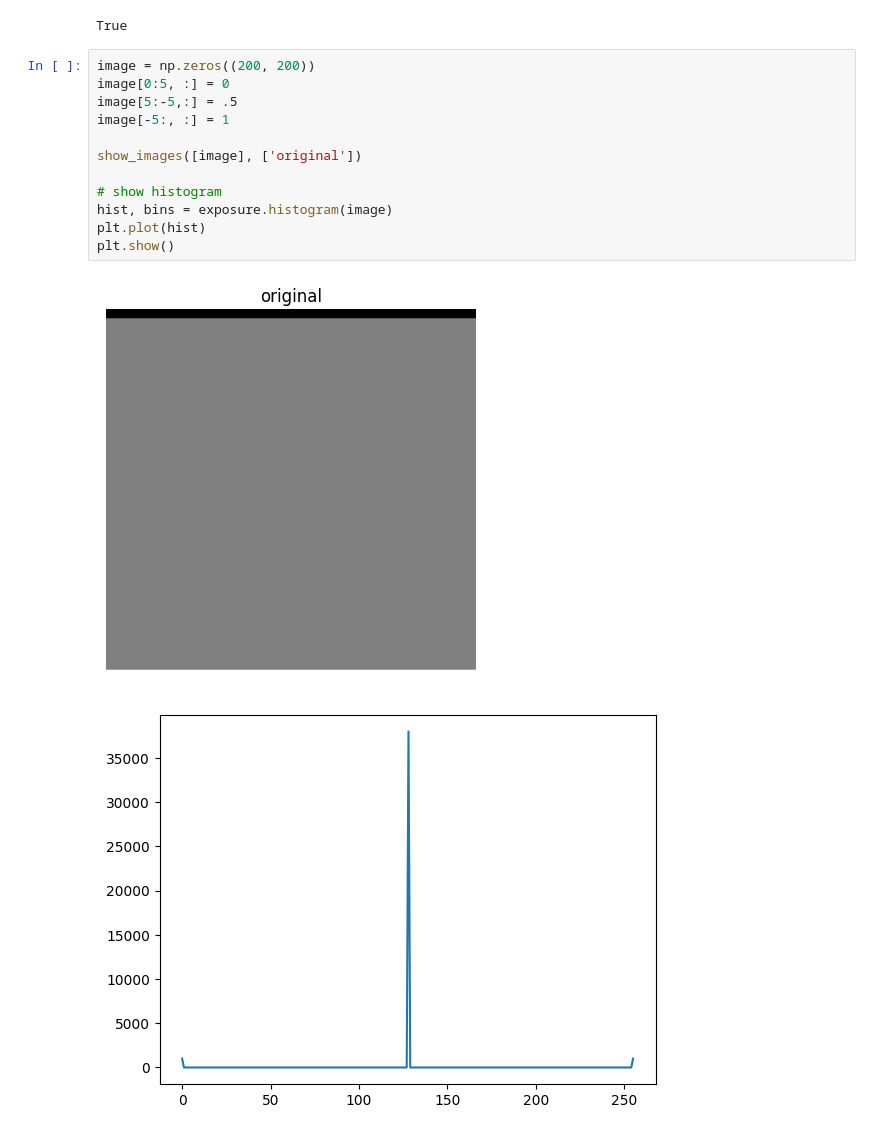
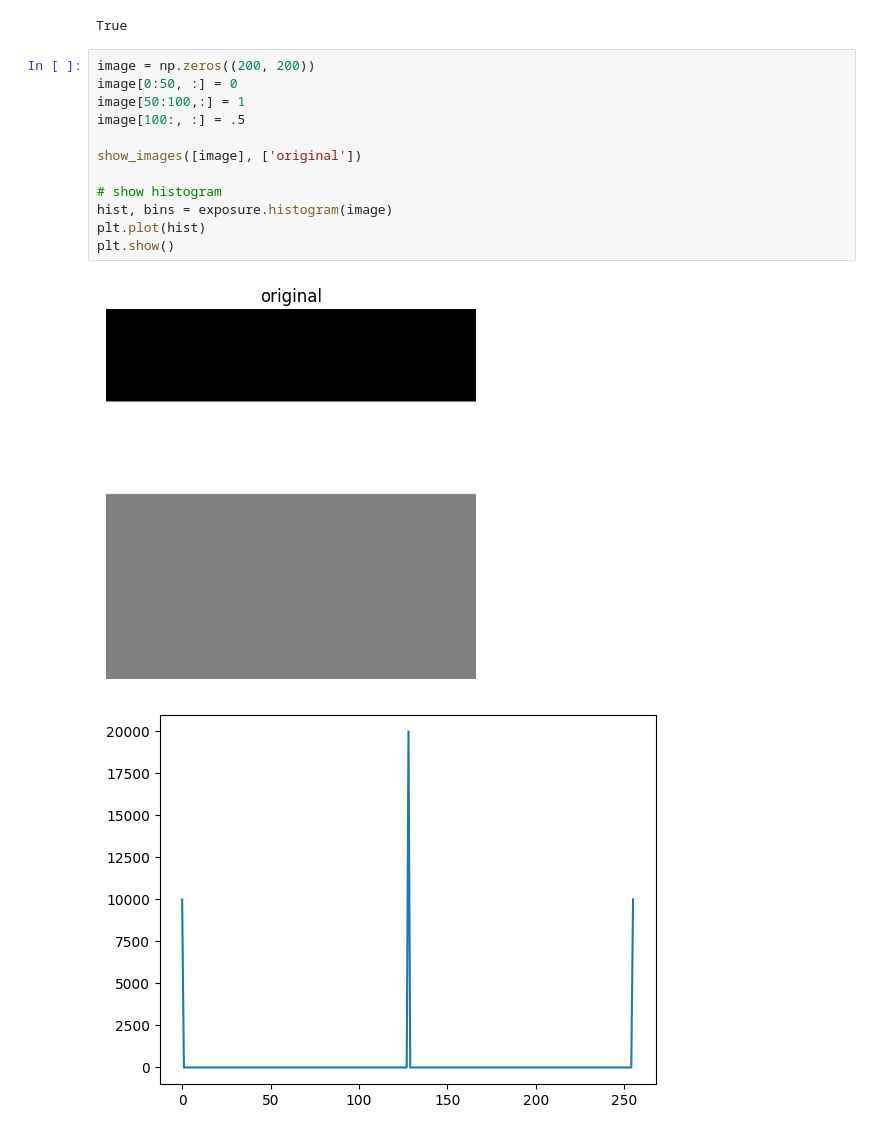
Before and after one commit to Ahmed-Hodhod/Grades-Sheet-OCR, a Jupyter notebook: Lab_Exam/ModelB/labB.ipynb, the cells around one changed output. Cells and saved outputs as stored; diff of their text form.

```diff
--- a/Lab_Exam/ModelB/labB.ipynb
+++ b/Lab_Exam/ModelB/labB.ipynb
@@ -117,16 +117,16 @@ cv2.imwrite('linesDetected.jpg', img)
 True
 # %%
 image = np.zeros((200, 200))
-image[0:5, :] = 0
-image[5:-5,:] = .5
-image[-5:, :] = 1
+image[0:50, :] = 0
+image[50:100,:] = 1
+image[100:, :] = .5
 
 show_images([image], ['original'])
 
 # show histogram
 hist, bins = exposure.histogram(image)
 plt.plot(hist)
 plt.show()
 # %% [output]
-[figure, old version]
+[figure, new version]
-[figure, old version]
+[figure, new version]
```
Also changed, not shown: parts of 5 cells of this notebook, 5 other files.
